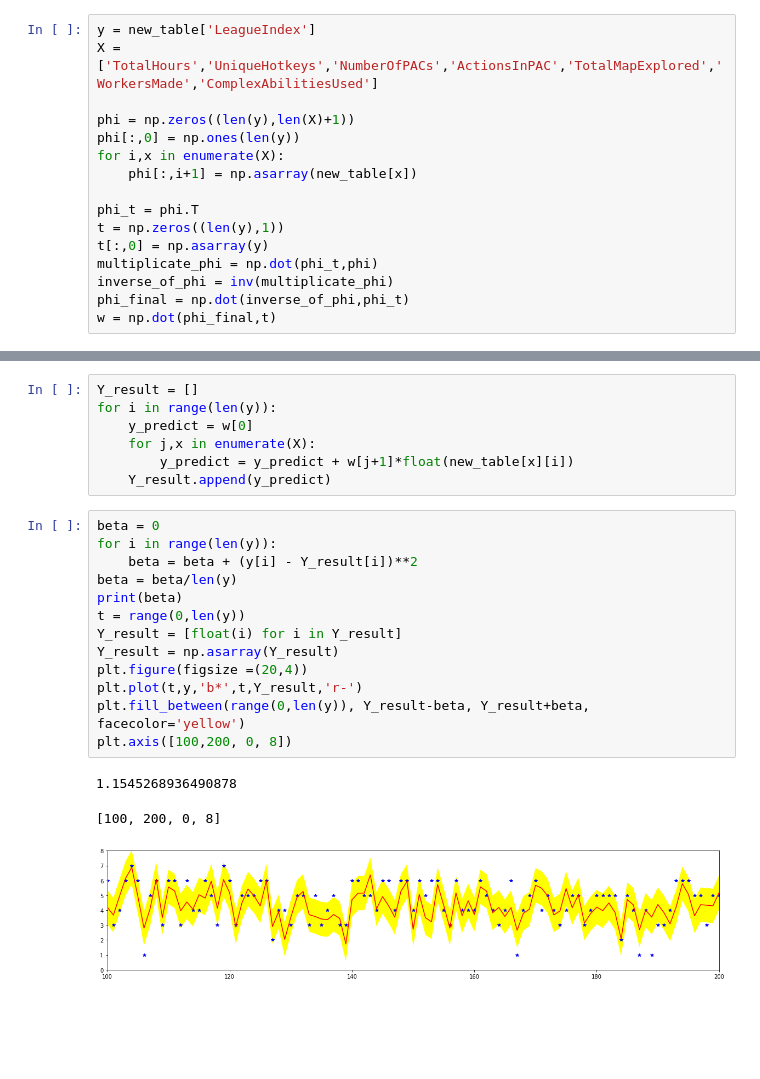
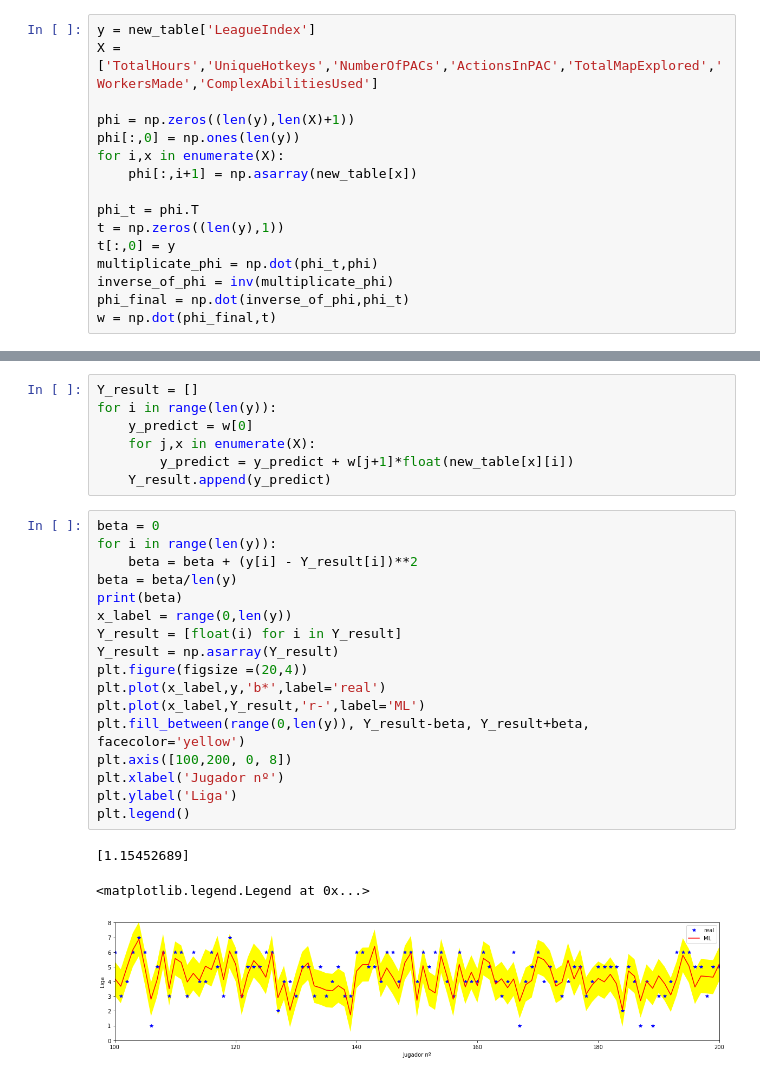
Before and after one commit to AlonsoDiCandia14/Teoria_Informacion, a Jupyter notebook: MP01/MP01.ipynb, the cells around one changed output, grey strips where cells are left out. Drawn from its saved outputs; the diff is of its cells as text; blank space fills up the shorter version.

```diff
--- a/MP01/MP01.ipynb
+++ b/MP01/MP01.ipynb
@@ -78,7 +78,7 @@ for i,x in enumerate(X):
 
 phi_t = phi.T
 t = np.zeros((len(y),1))
-t[:,0] = np.asarray(y)
+t[:,0] = y
 multiplicate_phi = np.dot(phi_t,phi)
 inverse_of_phi = inv(multiplicate_phi)
 phi_final = np.dot(inverse_of_phi,phi_t)
@@ -104,17 +103,21 @@ for i in range(len(y)):
 # %%
 beta = 0
 for i in range(len(y)):
     beta = beta + (y[i] - Y_result[i])**2
 beta = beta/len(y)
 print(beta)
-t = range(0,len(y))
+x_label = range(0,len(y))
 Y_result = [float(i) for i in Y_result]
 Y_result = np.asarray(Y_result)
 plt.figure(figsize =(20,4))
-plt.plot(t,y,'b*',t,Y_result,'r-')
+plt.plot(x_label,y,'b*',label='real')
+plt.plot(x_label,Y_result,'r-',label='ML')
 plt.fill_between(range(0,len(y)), Y_result-beta, Y_result+beta, facecolor='yellow')
 plt.axis([100,200, 0, 8])
+plt.xlabel('Jugador nº')
+plt.ylabel('Liga')
+plt.legend()
 # %% [output]
-1.1545268936490878
+[1.15452689]
-[100, 200, 0, 8]
+<matplotlib.legend.Legend at 0x...>
-[figure, old version]
+[figure, new version]
```
Also changed, not shown: parts of 5 cells of this notebook, 1 other file.
